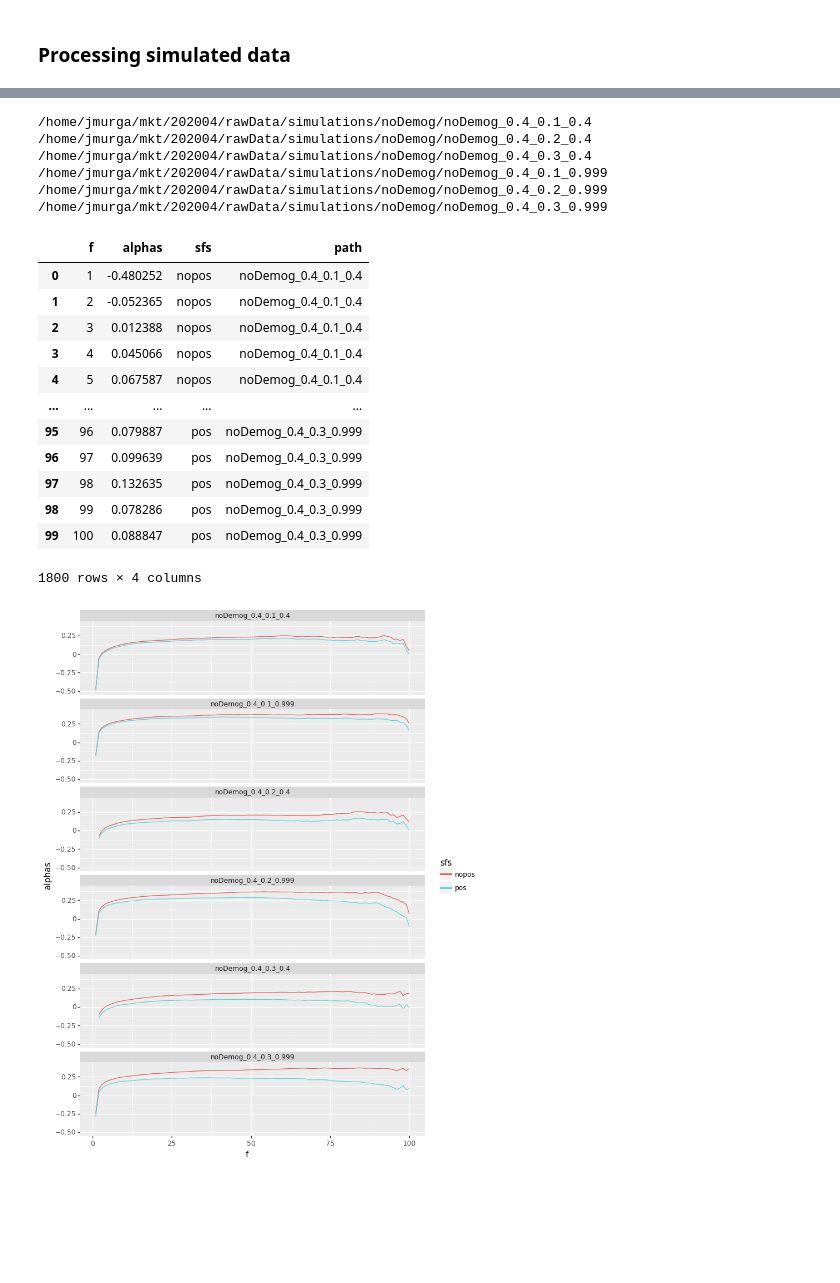
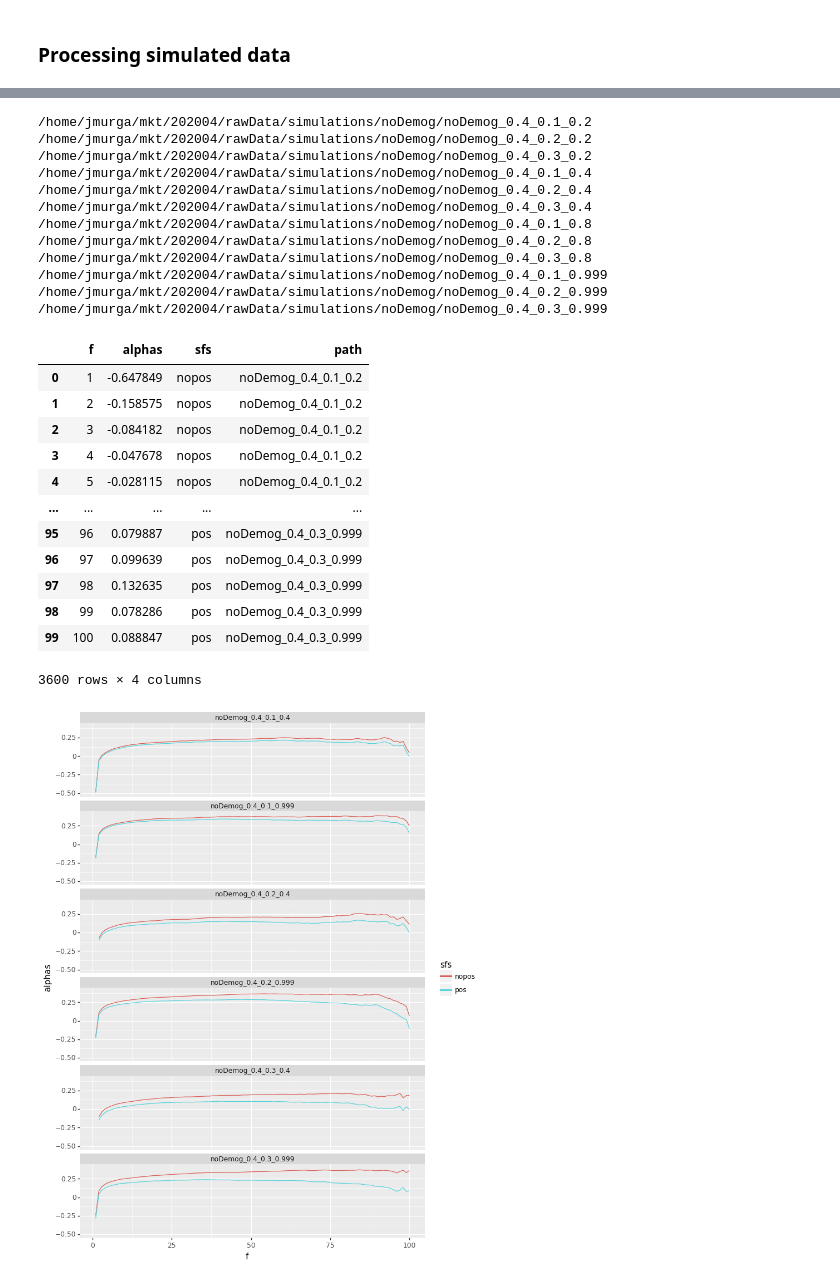
Before and after one commit to jmurga/abcmk_simulations, a Jupyter notebook: scripts/notebooks/bgsSimulations.ipynb, the cells around one changed output, grey strips where cells are left out. Drawn from its saved outputs; the diff is of its cells as text; code cells hidden in the pictures; blank space fills up the shorter version.

Commit message:
finished nodemog simulations

```diff
--- a/scripts/notebooks/bgsSimulations.ipynb
+++ b/scripts/notebooks/bgsSimulations.ipynb
@@ -67,0 +69,2 @@ for index,row in tmpSim.head(1).iterrows():
+# %%
+df,dfAlpha = saveSimulatedAlphas(simTable,reduced=False,bins=100);dfAlpha
@@ -69,5 +98,3 @@ for index,row in tmpSim.head(1).iterrows():
 df = df.round(3)
 # %%
 df.to_csv(PATH + '/results/simulations/alphasSimulations/simulatedAlphas.tsv',index=False,sep='\t',header=True)
-# %%
-df,dfAlpha = saveSimulatedAlphas(tmpSim,reduced=False,bins=100);dfAlpha
@@ -102,25 +109,31 @@ p = (ggplot(dfAlpha, aes(x='f',y='alphas',color='sfs')) + geom_line() + facet_wr
 # %%
-df,dfAlpha = saveSimulatedAlphas(tmpSim,reduced=True,bins=100);dfAlpha
+df,dfAlpha = saveSimulatedAlphas(simTable,reduced=True,bins=100);dfAlpha
 # %% [output]
+/home/jmurga/mkt/202004/rawData/simulations/noDemog/noDemog_0.4_0.1_0.2
+/home/jmurga/mkt/202004/rawData/simulations/noDemog/noDemog_0.4_0.2_0.2
+/home/jmurga/mkt/202004/rawData/simulations/noDemog/noDemog_0.4_0.3_0.2
 /home/jmurga/mkt/202004/rawData/simulations/noDemog/noDemog_0.4_0.1_0.4
 /home/jmurga/mkt/202004/rawData/simulations/noDemog/noDemog_0.4_0.2_0.4
 /home/jmurga/mkt/202004/rawData/simulations/noDemog/noDemog_0.4_0.3_0.4
+/home/jmurga/mkt/202004/rawData/simulations/noDemog/noDemog_0.4_0.1_0.8
+/home/jmurga/mkt/202004/rawData/simulations/noDemog/noDemog_0.4_0.2_0.8
+/home/jmurga/mkt/202004/rawData/simulations/noDemog/noDemog_0.4_0.3_0.8
 /home/jmurga/mkt/202004/rawData/simulations/noDemog/noDemog_0.4_0.1_0.999
 /home/jmurga/mkt/202004/rawData/simulations/noDemog/noDemog_0.4_0.2_0.999
 /home/jmurga/mkt/202004/rawData/simulations/noDemog/noDemog_0.4_0.3_0.999
 |  | f | alphas | sfs | path |
-| 0 | 1 | -0.480252 | nopos | noDemog_0.4_0.1_0.4 |
-| 1 | 2 | -0.052365 | nopos | noDemog_0.4_0.1_0.4 |
-| 2 | 3 | 0.012388 | nopos | noDemog_0.4_0.1_0.4 |
-| 3 | 4 | 0.045066 | nopos | noDemog_0.4_0.1_0.4 |
-| 4 | 5 | 0.067587 | nopos | noDemog_0.4_0.1_0.4 |
+| 0 | 1 | -0.647849 | nopos | noDemog_0.4_0.1_0.2 |
+| 1 | 2 | -0.158575 | nopos | noDemog_0.4_0.1_0.2 |
+| 2 | 3 | -0.084182 | nopos | noDemog_0.4_0.1_0.2 |
+| 3 | 4 | -0.047678 | nopos | noDemog_0.4_0.1_0.2 |
+| 4 | 5 | -0.028115 | nopos | noDemog_0.4_0.1_0.2 |
 | ... | ... | ... | ... | ... |
 | 95 | 96 | 0.079887 | pos | noDemog_0.4_0.3_0.999 |
 | 96 | 97 | 0.099639 | pos | noDemog_0.4_0.3_0.999 |
 | 97 | 98 | 0.132635 | pos | noDemog_0.4_0.3_0.999 |
 | 98 | 99 | 0.078286 | pos | noDemog_0.4_0.3_0.999 |
 | 99 | 100 | 0.088847 | pos | noDemog_0.4_0.3_0.999 |
-1800 rows × 4 columns
+3600 rows × 4 columns
 # %%
 dfAlpha.to_csv(PATH + '/results/simulations/alphasSimulations/simulatedToPlotReduced.tsv',index=False,sep='\t',header=True)
 # %%
```
Also changed, not shown: parts of 6 cells of this notebook, 16 other files.
